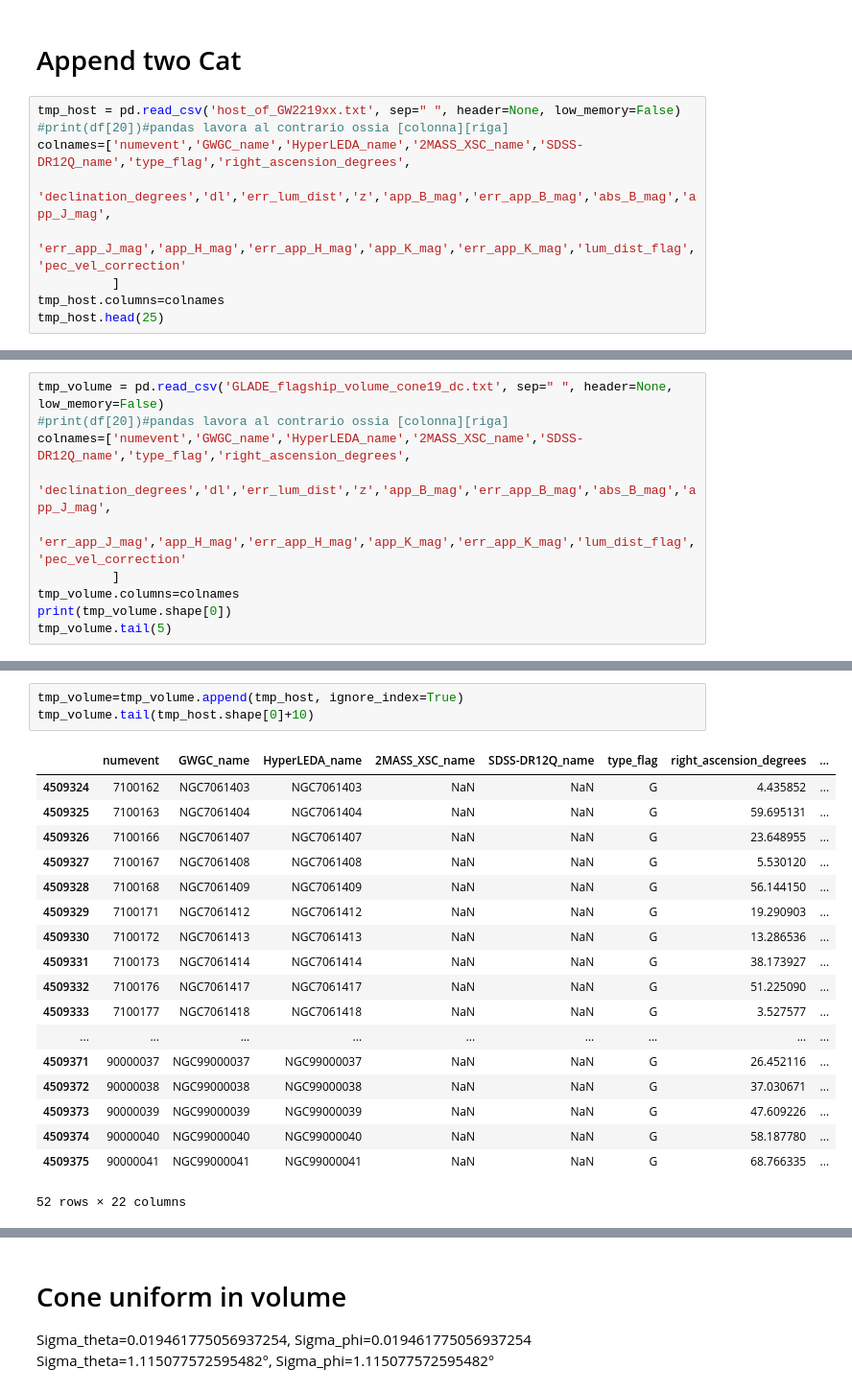
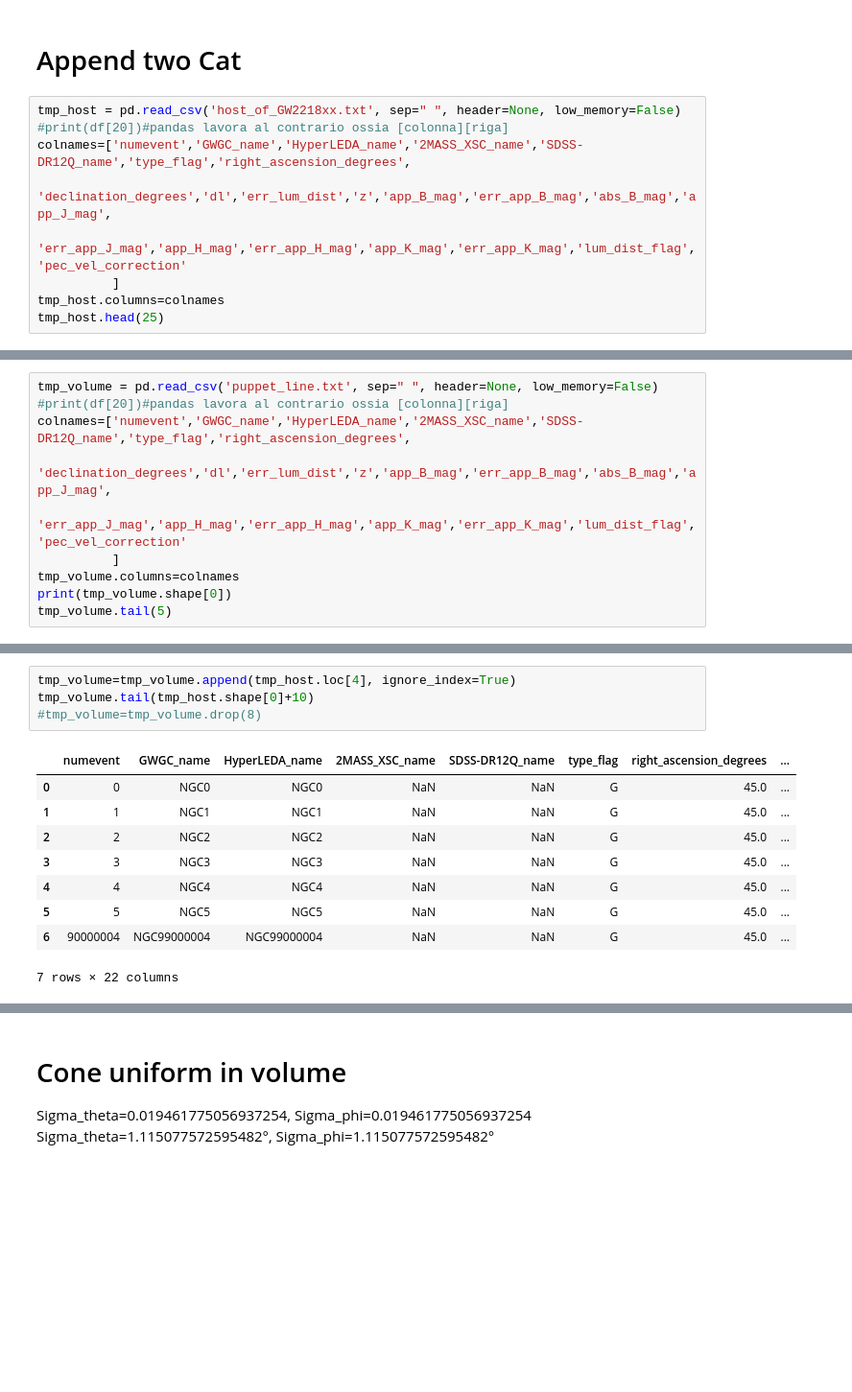
Before and after one commit to RCianca/DarkSirensStat, a Jupyter notebook: ProxyGenerator/GLADE-inator.ipynb, the cells around one changed output, grey strips where cells are left out. Shown at 96% size. Saved outputs shown, nothing was run; the diff lists cells and outputs as text; blank space fills up the shorter version.

```diff
--- a/ProxyGenerator/GLADE-inator.ipynb
+++ b/ProxyGenerator/GLADE-inator.ipynb
@@ -910,7 +835,7 @@ del theta_gals
 # %% [markdown]
 # Append two Cat
 # %%
-tmp_host = pd.read_csv('host_of_GW2219xx.txt', sep=" ", header=None, low_memory=False)
+tmp_host = pd.read_csv('host_of_GW2218xx.txt', sep=" ", header=None, low_memory=False)
 #print(df[20])#pandas lavora al contrario ossia [colonna][riga]
 colnames=['numevent','GWGC_name','HyperLEDA_name','2MASS_XSC_name','SDSS-DR12Q_name','type_flag','right_ascension_degrees',
           'declination_degrees','dl','err_lum_dist','z','app_B_mag','err_app_B_mag','abs_B_mag','app_J_mag',
@@ -940,5 +859,5 @@ tmp_host.head(25)
 # %%
-tmp_volume = pd.read_csv('GLADE_flagship_volume_cone19_dc.txt', sep=" ", header=None, low_memory=False)
+tmp_volume = pd.read_csv('puppet_line.txt', sep=" ", header=None, low_memory=False)
 #print(df[20])#pandas lavora al contrario ossia [colonna][riga]
 colnames=['numevent','GWGC_name','HyperLEDA_name','2MASS_XSC_name','SDSS-DR12Q_name','type_flag','right_ascension_degrees',
           'declination_degrees','dl','err_lum_dist','z','app_B_mag','err_app_B_mag','abs_B_mag','app_J_mag',
@@ -970,25 +878,17 @@ tmp_volume.tail(5)
 # %%
-tmp_volume=tmp_volume.append(tmp_host, ignore_index=True)
+tmp_volume=tmp_volume.append(tmp_host.loc[4], ignore_index=True)
 tmp_volume.tail(tmp_host.shape[0]+10)
+#tmp_volume=tmp_volume.drop(8)
 # %% [output]
 |  | numevent | GWGC_name | HyperLEDA_name | 2MASS_XSC_name | SDSS-DR12Q_name | type_flag | right_ascension_degrees | ... |
-| 4509324 | 7100162 | NGC7061403 | NGC7061403 | NaN | NaN | G | 4.435852 | ... |
-| 4509325 | 7100163 | NGC7061404 | NGC7061404 | NaN | NaN | G | 59.695131 | ... |
-| 4509326 | 7100166 | NGC7061407 | NGC7061407 | NaN | NaN | G | 23.648955 | ... |
-| 4509327 | 7100167 | NGC7061408 | NGC7061408 | NaN | NaN | G | 5.530120 | ... |
-| 4509328 | 7100168 | NGC7061409 | NGC7061409 | NaN | NaN | G | 56.144150 | ... |
-| 4509329 | 7100171 | NGC7061412 | NGC7061412 | NaN | NaN | G | 19.290903 | ... |
-| 4509330 | 7100172 | NGC7061413 | NGC7061413 | NaN | NaN | G | 13.286536 | ... |
-| 4509331 | 7100173 | NGC7061414 | NGC7061414 | NaN | NaN | G | 38.173927 | ... |
-| 4509332 | 7100176 | NGC7061417 | NGC7061417 | NaN | NaN | G | 51.225090 | ... |
-| 4509333 | 7100177 | NGC7061418 | NGC7061418 | NaN | NaN | G | 3.527577 | ... |
-| ... | ... | ... | ... | ... | ... | ... | ... | ... |
-| 4509371 | 90000037 | NGC99000037 | NGC99000037 | NaN | NaN | G | 26.452116 | ... |
-| 4509372 | 90000038 | NGC99000038 | NGC99000038 | NaN | NaN | G | 37.030671 | ... |
-| 4509373 | 90000039 | NGC99000039 | NGC99000039 | NaN | NaN | G | 47.609226 | ... |
-| 4509374 | 90000040 | NGC99000040 | NGC99000040 | NaN | NaN | G | 58.187780 | ... |
-| 4509375 | 90000041 | NGC99000041 | NGC99000041 | NaN | NaN | G | 68.766335 | ... |
+| 0 | 0 | NGC0 | NGC0 | NaN | NaN | G | 45.0 | ... |
+| 1 | 1 | NGC1 | NGC1 | NaN | NaN | G | 45.0 | ... |
+| 2 | 2 | NGC2 | NGC2 | NaN | NaN | G | 45.0 | ... |
+| 3 | 3 | NGC3 | NGC3 | NaN | NaN | G | 45.0 | ... |
+| 4 | 4 | NGC4 | NGC4 | NaN | NaN | G | 45.0 | ... |
+| 5 | 5 | NGC5 | NGC5 | NaN | NaN | G | 45.0 | ... |
+| 6 | 90000004 | NGC99000004 | NGC99000004 | NaN | NaN | G | 45.0 | ... |
-52 rows × 22 columns
+7 rows × 22 columns
 # %%
 cat_data_path='/home/rciancarella/DarkSirensStat/data/GLADE/'
 os.chdir(cat_data_path)
```
Also changed, not shown: parts of 28 cells of this notebook, 5 other files.
